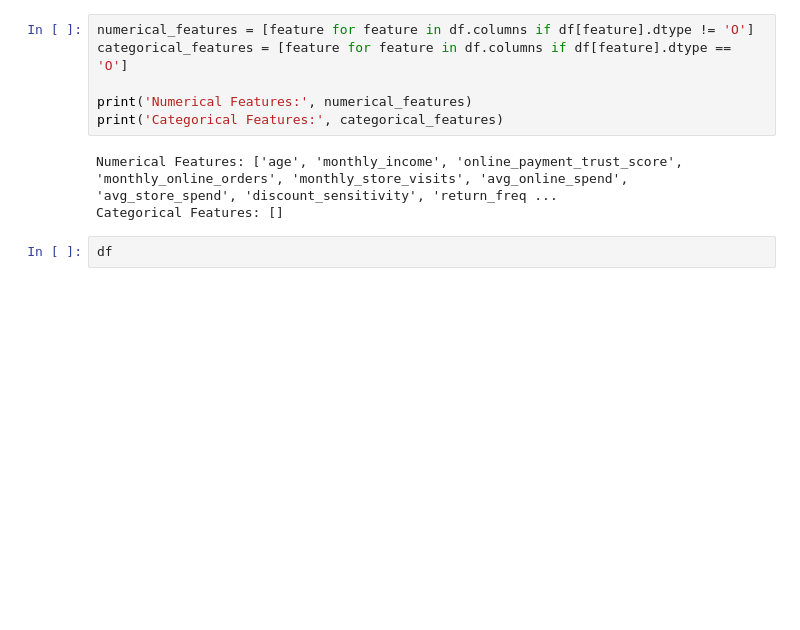
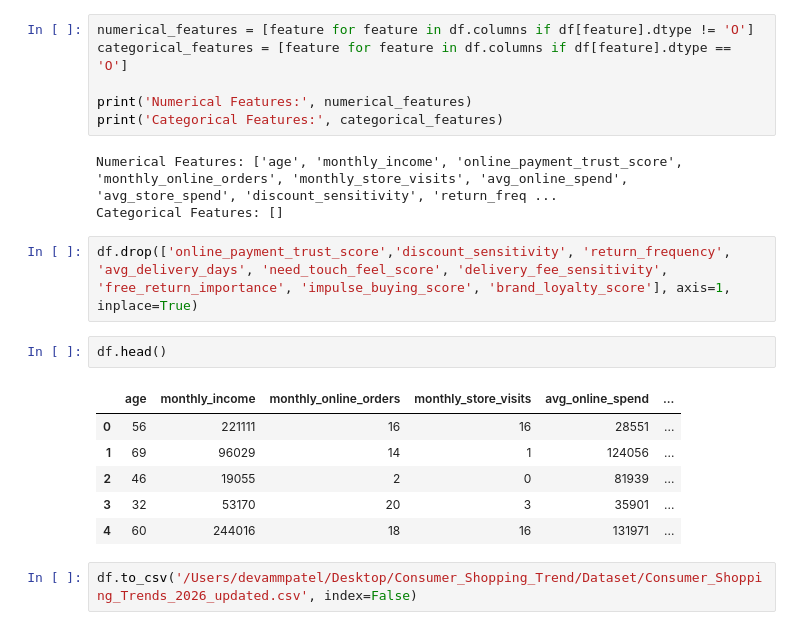
Before and after one commit to DevammPatel/Consumer_Shopping_Trend_Analysis, a Jupyter notebook: Data Cleaning and EDA/EDA.ipynb, the cells around one changed output. Cells and saved outputs as stored; diff of their text form; blank space fills up the shorter version.

```diff
--- a/Data Cleaning and EDA/EDA.ipynb
+++ b/Data Cleaning and EDA/EDA.ipynb
@@ -223,4 +223,15 @@ print('Categorical Features:', categorical_features)
 Numerical Features: ['age', 'monthly_income', 'online_payment_trust_score', 'monthly_online_orders', 'monthly_store_visits', 'avg_online_spend', 'avg_store_spend', 'discount_sensitivity', 'return_freq ...
 Categorical Features: []
 # %%
-df
+df.drop(['online_payment_trust_score','discount_sensitivity', 'return_frequency', 'avg_delivery_days', 'need_touch_feel_score', 'delivery_fee_sensitivity', 'free_return_importance', 'impulse_buying_score', 'brand_loyalty_score'], axis=1, inplace=True)
+# %%
+df.head()
+# %% [output]
+|  | age | monthly_income | monthly_online_orders | monthly_store_visits | avg_online_spend | ... |
+| 0 | 56 | 221111 | 16 | 16 | 28551 | ... |
+| 1 | 69 | 96029 | 14 | 1 | 124056 | ... |
+| 2 | 46 | 19055 | 2 | 0 | 81939 | ... |
+| 3 | 32 | 53170 | 20 | 3 | 35901 | ... |
+| 4 | 60 | 244016 | 18 | 16 | 131971 | ... |
+# %%
+df.to_csv('/Users/devammpatel/Desktop/Consumer_Shopping_Trend/Dataset/Consumer_Shopping_Trends_2026_updated.csv', index=False)
```
